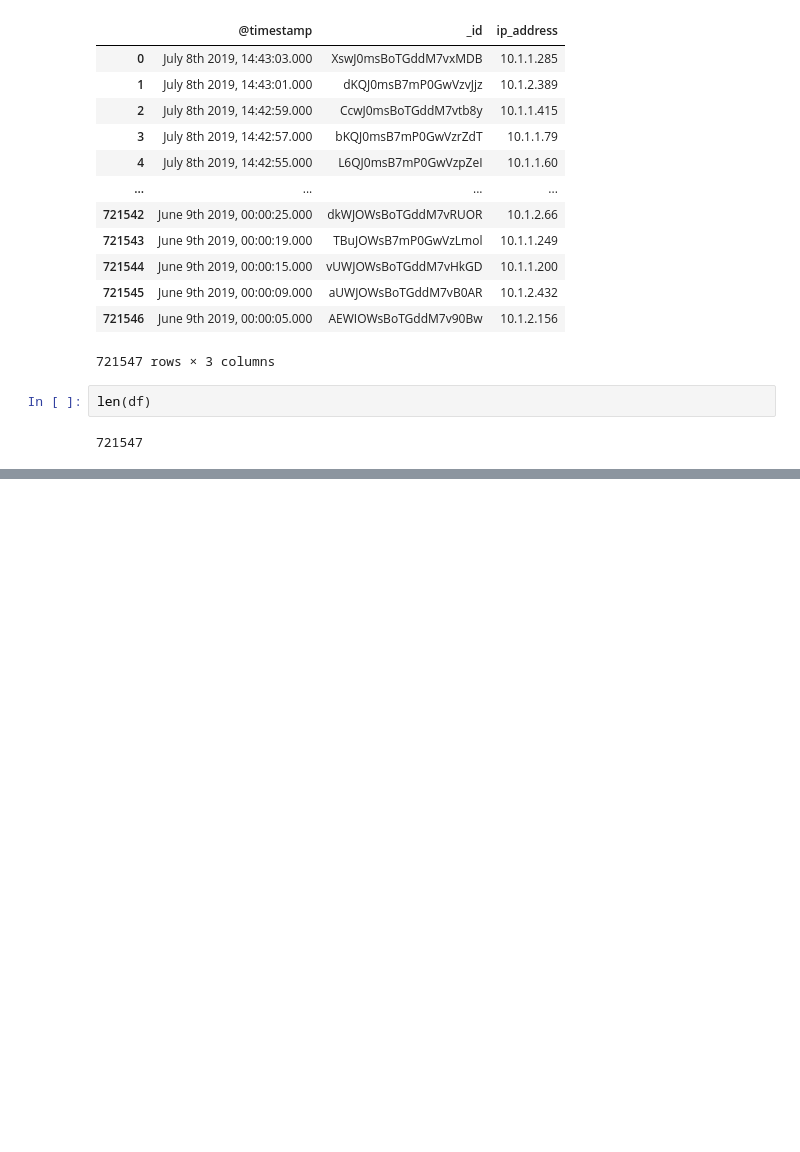
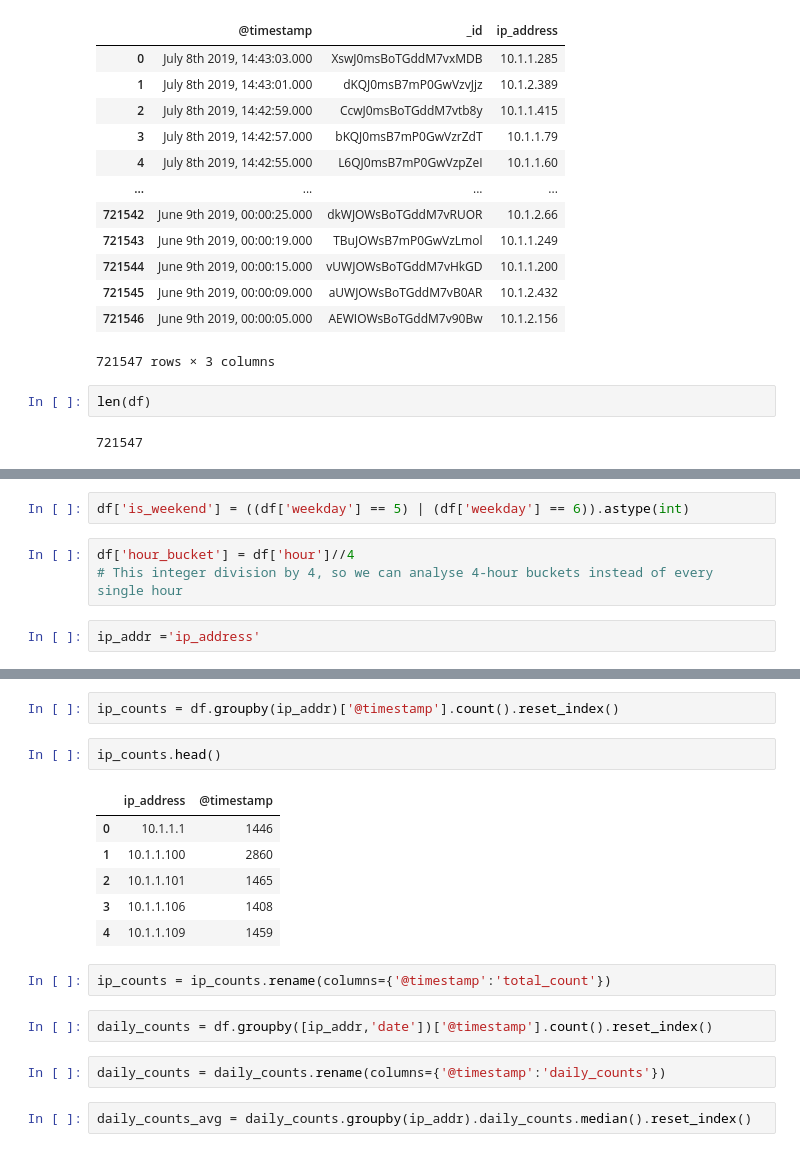
Before and after one commit to Parth119/parth_25MML0018_edge_intelligence, a Jupyter notebook: lab_2/lab2.ipynb, the cells around one changed output, grey strips where cells are left out. Saved outputs shown, nothing was run; the diff lists cells and outputs as text; blank space fills up the shorter version.

```diff
--- a/lab_2/lab2.ipynb
+++ b/lab_2/lab2.ipynb
@@ -68,0 +114,7 @@ len(df)
+# %%
+df['is_weekend'] = ((df['weekday'] == 5) | (df['weekday'] == 6)).astype(int)
+# %%
+df['hour_bucket'] = df['hour']//4
+# This integer division by 4, so we can analyse 4-hour buckets instead of every single hour
+# %%
+ip_addr ='ip_address'
@@ -68,0 +124,19 @@ len(df)
+# %%
+ip_counts = df.groupby(ip_addr)['@timestamp'].count().reset_index()
+# %%
+ip_counts.head()
+# %% [output]
+|  | ip_address | @timestamp |
+| 0 | 10.1.1.1 | 1446 |
+| 1 | 10.1.1.100 | 2860 |
+| 2 | 10.1.1.101 | 1465 |
+| 3 | 10.1.1.106 | 1408 |
+| 4 | 10.1.1.109 | 1459 |
+# %%
+ip_counts = ip_counts.rename(columns={'@timestamp':'total_count'})
+# %%
+daily_counts = df.groupby([ip_addr,'date'])['@timestamp'].count().reset_index()
+# %%
+daily_counts = daily_counts.rename(columns={'@timestamp':'daily_counts'})
+# %%
+daily_counts_avg = daily_counts.groupby(ip_addr).daily_counts.median().reset_index()
```
Also changed, not shown: parts of 11 cells of this notebook.
